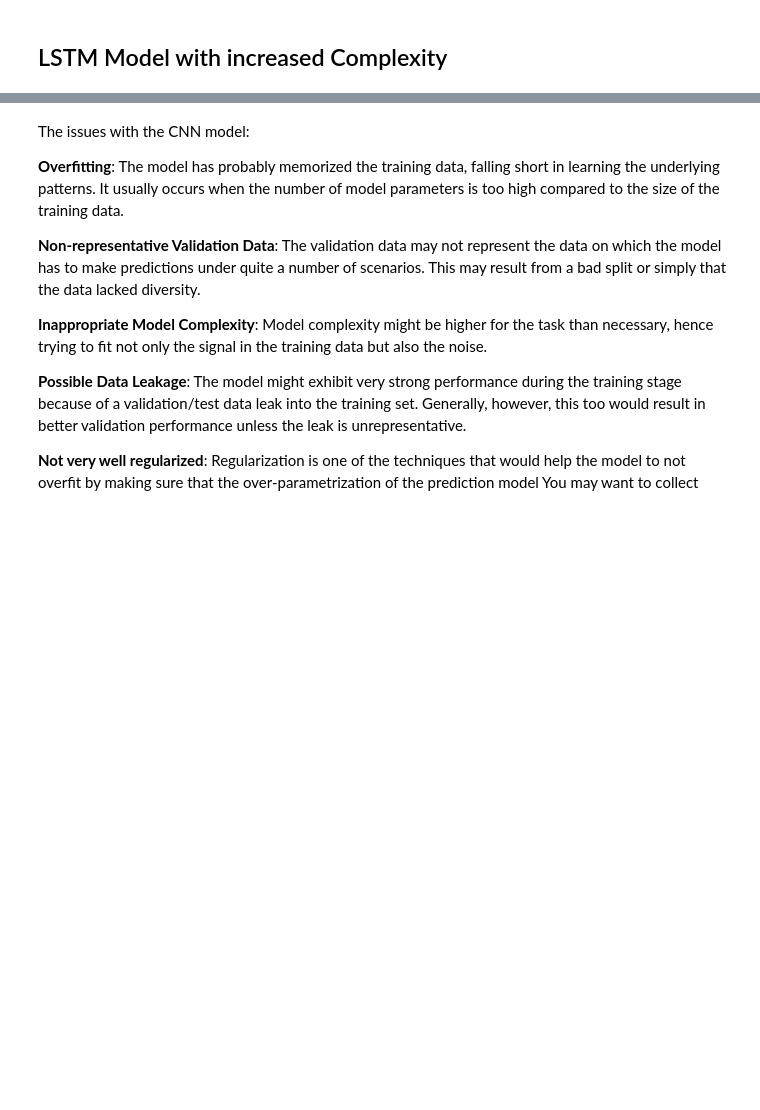
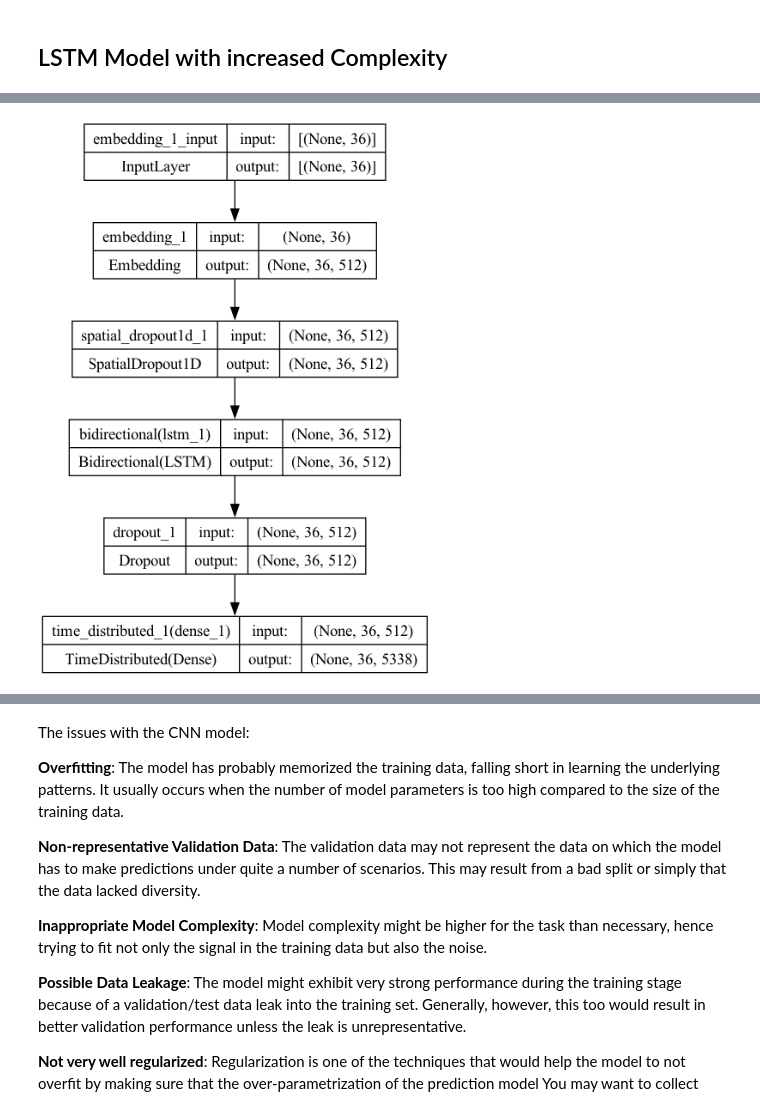
Before and after one commit to ukarthikvarmaCCT/Continous_Assessment_Sem_2, a Jupyter notebook: Model_building.ipynb, the cells around one changed output, grey strips where cells are left out. Drawn from its saved outputs; the diff is of its cells as text; code cells hidden in the pictures; blank space fills up the shorter version.

```diff
--- a/Model_building.ipynb
+++ b/Model_building.ipynb
@@ -157,3 +182,8 @@ plot_training_history(history)
+# %%
+# Assuming 'model' is your trained model
+plot_model(model, to_file='LSTM_Improved.png', show_shapes=True, show_layer_names=True)
+# %% [output]
+[figure, added]
 # %% [markdown]
 The output details a series of training epochs for a neural network to be fit, showing how the model's performance might be changed over 20 epochs. Below is a very brief summary.
 
```
Also changed, not shown: parts of 17 cells of this notebook, 7 other files.
